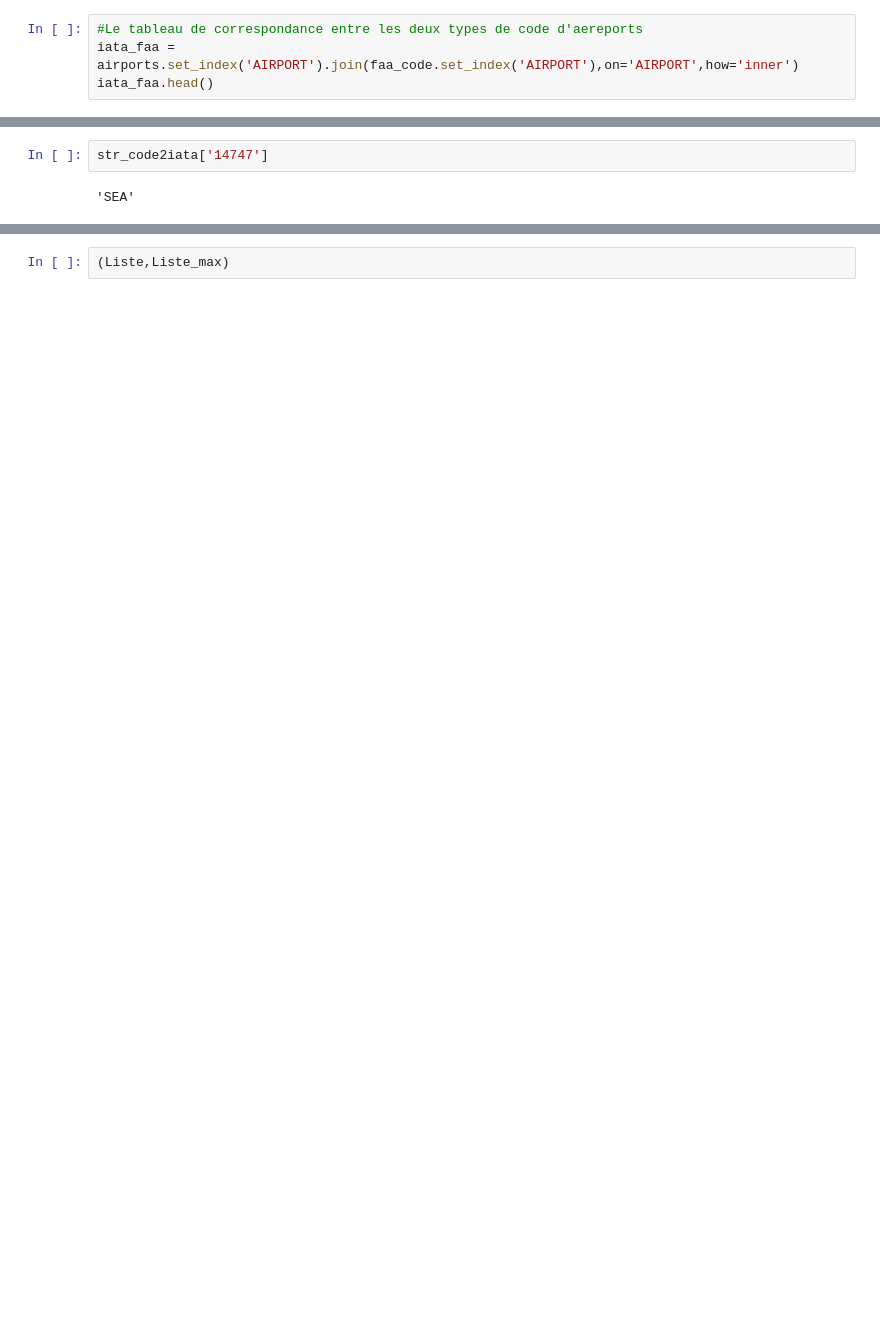
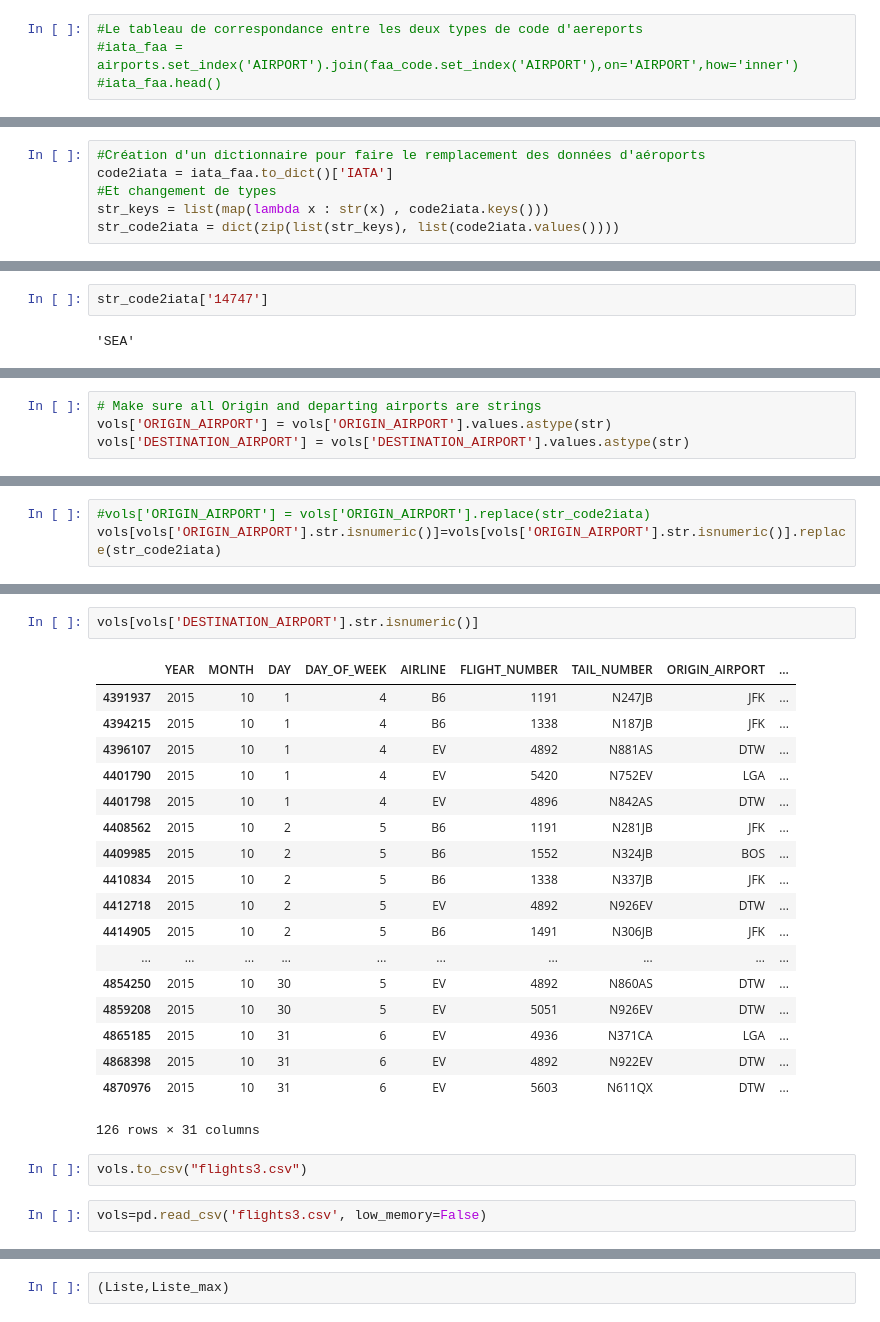
Before and after one commit to HichamISIMA/Projet-2018-2019, a Jupyter notebook: modif.ipynb, the cells around one changed output, grey strips where cells are left out. Drawn from its saved outputs; the diff is of its cells as text; blank space fills up the shorter version.

```diff
--- a/modif.ipynb
+++ b/modif.ipynb
@@ -77,4 +146,4 @@ faa_code['AIRPORT'] = faa_code['AIRPORT'].values.astype(str)
 # %%
 #Le tableau de correspondance entre les deux types de code d'aereports
-iata_faa = airports.set_index('AIRPORT').join(faa_code.set_index('AIRPORT'),on='AIRPORT',how='inner')
-iata_faa.head()
+#iata_faa = airports.set_index('AIRPORT').join(faa_code.set_index('AIRPORT'),on='AIRPORT',how='inner')
+#iata_faa.head()
@@ -94,0 +150,6 @@ str_code2iata = dict(zip(list(str_keys), list(code2iata.values())))
+# %%
+#Création d'un dictionnaire pour faire le remplacement des données d'aéroports
+code2iata = iata_faa.to_dict()['IATA']
+#Et changement de types
+str_keys = list(map(lambda x : str(x) , code2iata.keys()))
+str_code2iata = dict(zip(list(str_keys), list(code2iata.values())))
@@ -277,0 +208,4 @@ for i in range(0,n):
+# %%
+# Make sure all Origin and departing airports are strings
+vols['ORIGIN_AIRPORT'] = vols['ORIGIN_AIRPORT'].values.astype(str)
+vols['DESTINATION_AIRPORT'] = vols['DESTINATION_AIRPORT'].values.astype(str)
@@ -277,0 +233,3 @@ for i in range(0,n):
+# %%
+#vols['ORIGIN_AIRPORT'] = vols['ORIGIN_AIRPORT'].replace(str_code2iata)
+vols[vols['ORIGIN_AIRPORT'].str.isnumeric()]=vols[vols['ORIGIN_AIRPORT'].str.isnumeric()].replace(str_code2iata)
@@ -277,0 +257,25 @@ for i in range(0,n):
+# %%
+vols[vols['DESTINATION_AIRPORT'].str.isnumeric()]
+# %% [output]
+|  | YEAR | MONTH | DAY | DAY_OF_WEEK | AIRLINE | FLIGHT_NUMBER | TAIL_NUMBER | ORIGIN_AIRPORT | ... |
+| 4391937 | 2015 | 10 | 1 | 4 | B6 | 1191 | N247JB | JFK | ... |
+| 4394215 | 2015 | 10 | 1 | 4 | B6 | 1338 | N187JB | JFK | ... |
+| 4396107 | 2015 | 10 | 1 | 4 | EV | 4892 | N881AS | DTW | ... |
+| 4401790 | 2015 | 10 | 1 | 4 | EV | 5420 | N752EV | LGA | ... |
+| 4401798 | 2015 | 10 | 1 | 4 | EV | 4896 | N842AS | DTW | ... |
+| 4408562 | 2015 | 10 | 2 | 5 | B6 | 1191 | N281JB | JFK | ... |
+| 4409985 | 2015 | 10 | 2 | 5 | B6 | 1552 | N324JB | BOS | ... |
+| 4410834 | 2015 | 10 | 2 | 5 | B6 | 1338 | N337JB | JFK | ... |
+| 4412718 | 2015 | 10 | 2 | 5 | EV | 4892 | N926EV | DTW | ... |
+| 4414905 | 2015 | 10 | 2 | 5 | B6 | 1491 | N306JB | JFK | ... |
+| ... | ... | ... | ... | ... | ... | ... | ... | ... | ... |
+| 4854250 | 2015 | 10 | 30 | 5 | EV | 4892 | N860AS | DTW | ... |
+| 4859208 | 2015 | 10 | 30 | 5 | EV | 5051 | N926EV | DTW | ... |
+| 4865185 | 2015 | 10 | 31 | 6 | EV | 4936 | N371CA | LGA | ... |
+| 4868398 | 2015 | 10 | 31 | 6 | EV | 4892 | N922EV | DTW | ... |
+| 4870976 | 2015 | 10 | 31 | 6 | EV | 5603 | N611QX | DTW | ... |
+126 rows × 31 columns
+# %%
+vols.to_csv("flights3.csv")
+# %%
+vols=pd.read_csv('flights3.csv', low_memory=False)
```
Also changed, not shown: parts of 69 cells of this notebook, 1 other file.
